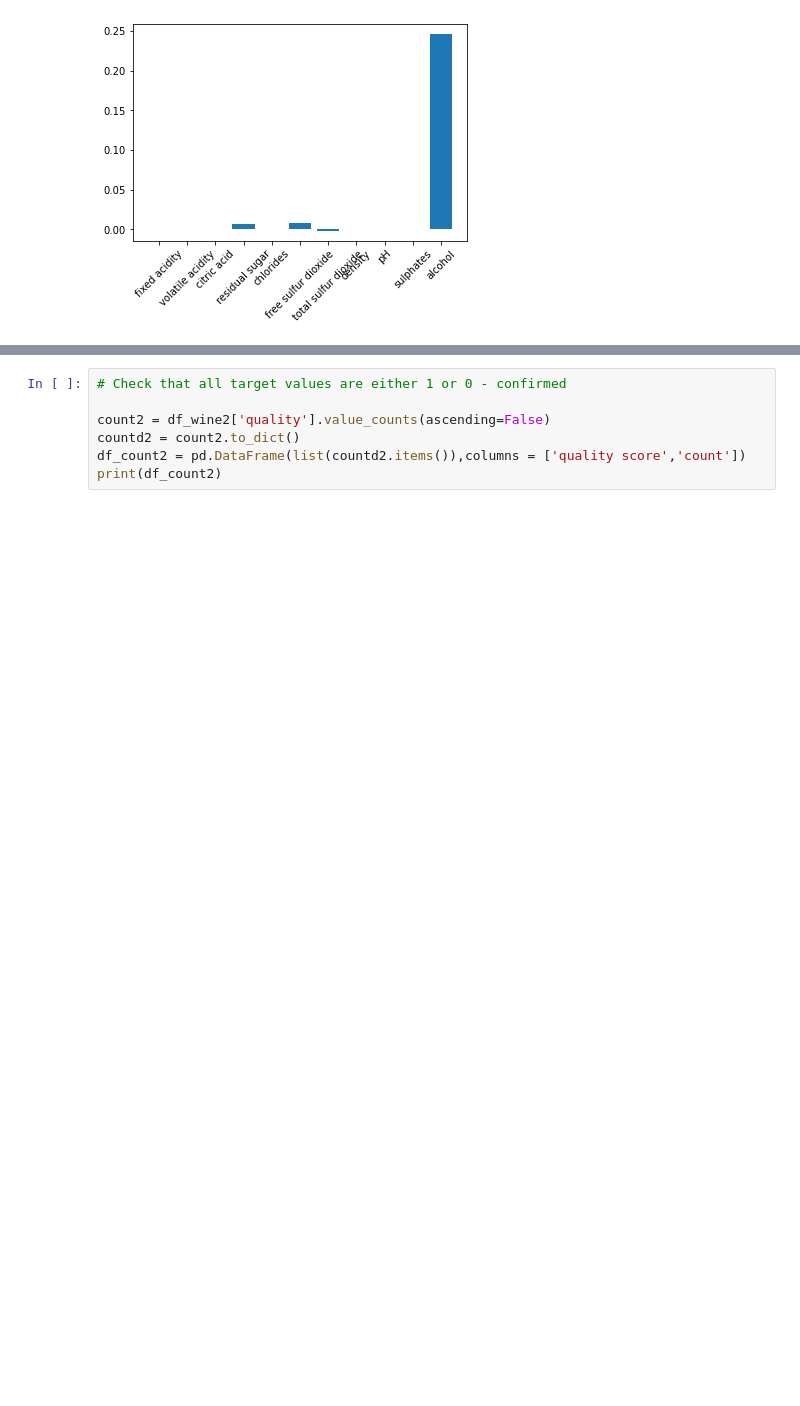
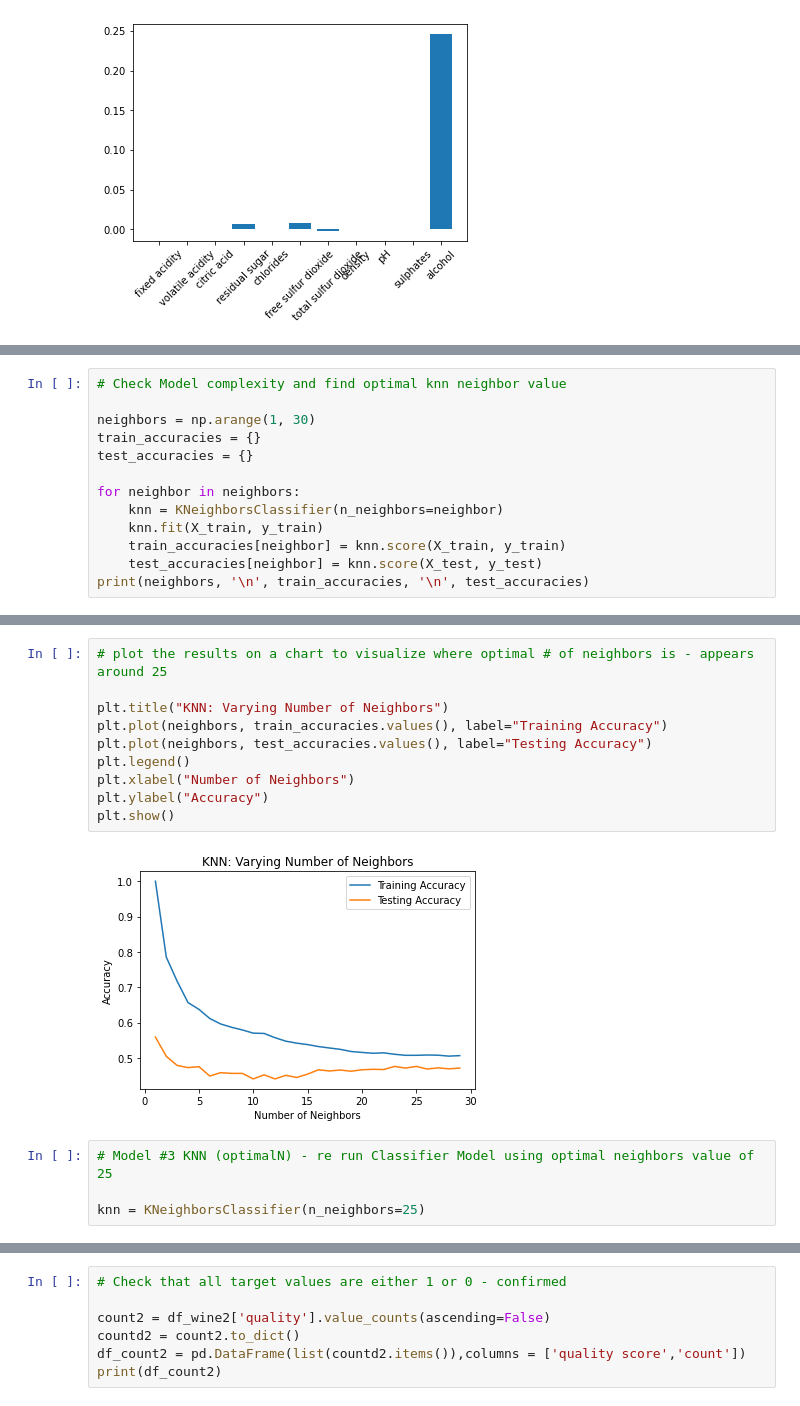
Before and after one commit to WagnerLD/UCDPA_LisaWagner, a Jupyter notebook: UCDPA_LisaWagner_Assignment/UCDPA_LisaWagner_Assignment.ipynb, the cells around one changed output, grey strips where cells are left out. Drawn from its saved outputs; the diff is of its cells as text; blank space fills up the shorter version.

```diff
--- a/UCDPA_LisaWagner_Assignment/UCDPA_LisaWagner_Assignment.ipynb
+++ b/UCDPA_LisaWagner_Assignment/UCDPA_LisaWagner_Assignment.ipynb
@@ -820,0 +925,13 @@ KNeighborsClassifier(n_neighbors=6)
+# %%
+# Check Model complexity and find optimal knn neighbor value
+
+neighbors = np.arange(1, 30)
+train_accuracies = {}
+test_accuracies = {}
+
+for neighbor in neighbors:
+    knn = KNeighborsClassifier(n_neighbors=neighbor)
+    knn.fit(X_train, y_train)
+    train_accuracies[neighbor] = knn.score(X_train, y_train)
+    test_accuracies[neighbor] = knn.score(X_test, y_test)
+print(neighbors, '\n', train_accuracies, '\n', test_accuracies)
@@ -821 +943,17 @@ KNeighborsClassifier(n_neighbors=6)
+# %%
+# plot the results on a chart to visualize where optimal # of neighbors is - appears around 25
+
+plt.title("KNN: Varying Number of Neighbors")
+plt.plot(neighbors, train_accuracies.values(), label="Training Accuracy")
+plt.plot(neighbors, test_accuracies.values(), label="Testing Accuracy")
+plt.legend()
+plt.xlabel("Number of Neighbors")
+plt.ylabel("Accuracy")
+plt.show()
+# %% [output]
+[figure, added]
+# %%
+# Model #3 KNN (optimalN) - re run Classifier Model using optimal neighbors value of 25
+
+knn = KNeighborsClassifier(n_neighbors=25)
 # %%
```
Also changed, not shown: parts of 45 cells of this notebook.
